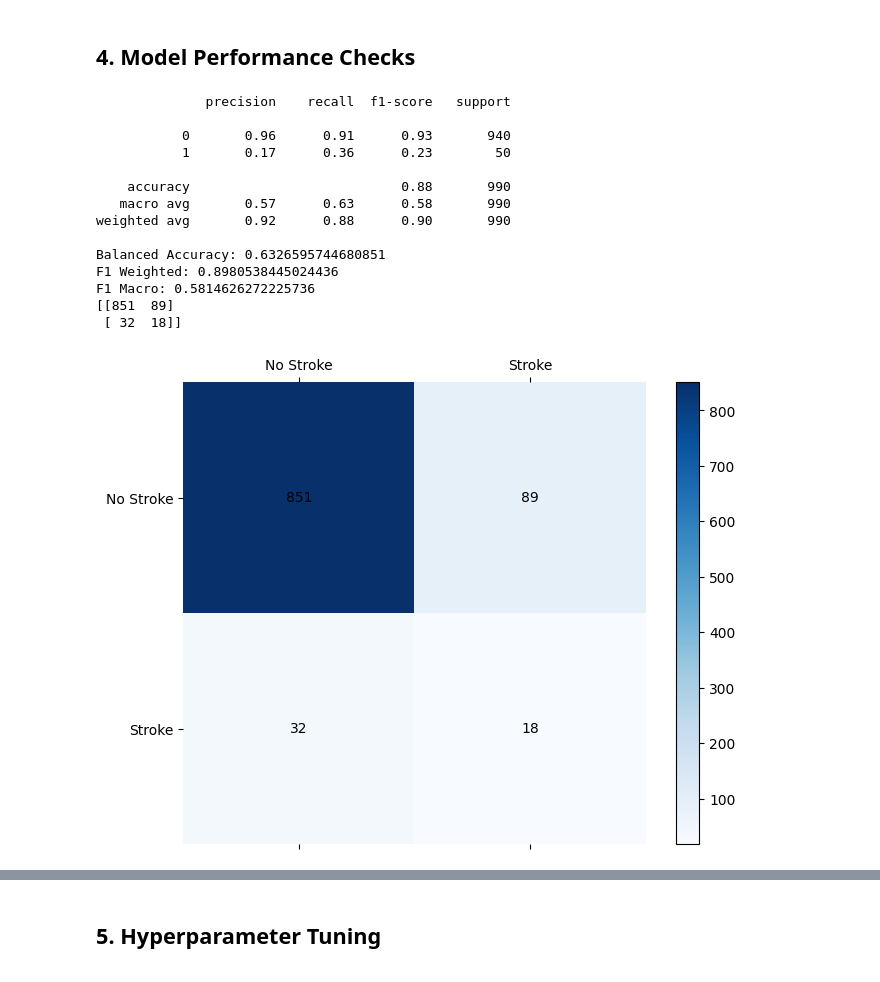
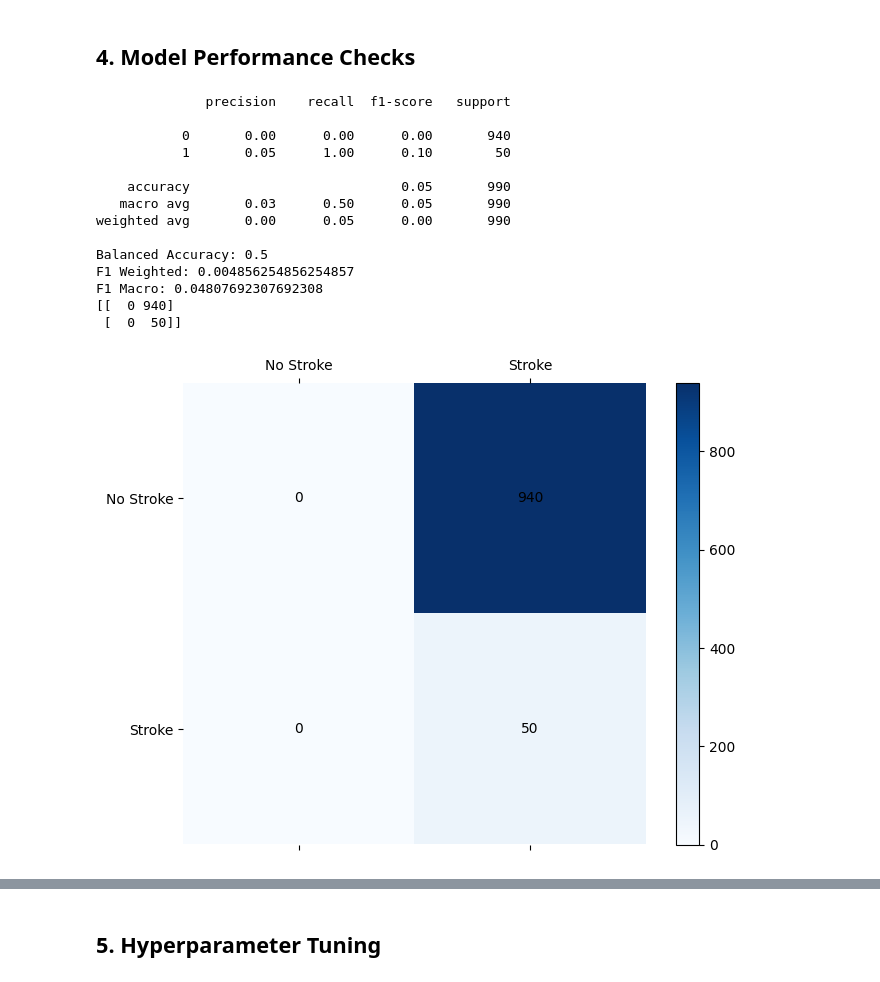
Before and after one commit to Yuuklo/stroke-prediction, a Jupyter notebook: notebooks/02_modeling.ipynb, the cells around one changed output, grey strips where cells are left out. Saved outputs shown, nothing was run; the diff lists cells and outputs as text; code cells hidden in the pictures.

Commit message:
model improvements

```diff
--- a/notebooks/02_modeling.ipynb
+++ b/notebooks/02_modeling.ipynb
@@ -41,12 +42,15 @@ x = df.drop('stroke', axis = 1)
 y = df['stroke']
 
 #assign x and y and scramble data to seperate datasets
-x_train, x_test, y_train, y_test = train_test_split(x, y, test_size = 0.2, random_state = 42, stratify = y)
+X_train, X_test, y_train, y_test = train_test_split(x, y, test_size = 0.2, random_state = 42, stratify = y)
+
+scaler = StandardScaler(with_mean = False)
+X_train_s = scaler.fit_transform(X_train)
+X_test_s = scaler.transform(X_test)
 # %%
 #using SMOTE to oversample data in training
-smote = SMOTE(random_state = 10)
-x_res, y_res = smote.fit_resample(x_train, y_train)
-#x_res, y_res = shuffle(x_res, y_res, random_state=42)
+smote = SMOTE(random_state = 42)
+X_res, y_res = smote.fit_resample(X_train_s, y_train)
 # %%
 #check class dist
 print(pd.Series(y_train).value_counts())
@@ -63,10 +67,10 @@ Name: count, dtype: int64
 # %% [markdown]
 ### 3. Models
 # %%
-def perform_model(model : str, x_train, y_train, x, y):
+def perform_model(model : str, X_train, y_train, x, y):
     #identify chosen model and instantiating model object
     if model == "Logistic":
-        mod = LogisticRegression(max_iter = 1000, class_weight = 'balanced', random_state = 2)
+        mod = LogisticRegression(max_iter = 2000, class_weight = 'balanced', random_state = 2)
 
     elif model == "RF":
         mod = RandomForestClassifier(n_estimators = 100, class_weight = 'balanced', random_state = 2)
@@ -76,7 +80,7 @@ def perform_model(model : str, x_train, y_train, x, y):
 
     elif model == "XGB":
         mod = XGBClassifier(objective = 'multi:softmax', num_class = 2, random_state = 2)
-        x_train.columns = x_train.columns.str.replace(r'[\[\]<>]', '', regex=True)
+        X_train.columns = X_train.columns.str.replace(r'[\[\]<>]', '', regex=True)
         x.columns = x.columns.str.replace(r'[\[\]<>]', '', regex=True)
 
     elif model == "KNN":
@@ -84,7 +88,7 @@ def perform_model(model : str, x_train, y_train, x, y):
 
 
     #trains data
-    mod.fit(x_train, y_train)
+    mod.fit(X_train, y_train)
 
     #create a prediction for model
     prediction = mod.predict(x)
@@ -130,21 +134,21 @@ def perform_model(model : str, x_train, y_train, x, y):
 # %% [markdown]
 ## 4. Model Performance Checks
 # %%
-perform_model("Logistic", x_res, y_res, x_test, y_test)
+perform_model("Logistic", X_res, y_res, X_test, y_test)
 # %% [output]
               precision    recall  f1-score   support
 
-           0       0.96      0.91      0.93       940
-           1       0.17      0.36      0.23        50
+           0       0.00      0.00      0.00       940
+           1       0.05      1.00      0.10        50
 
-    accuracy                           0.88       990
-   macro avg       0.57      0.63      0.58       990
-weighted avg       0.92      0.88      0.90       990
+    accuracy                           0.05       990
+   macro avg       0.03      0.50      0.05       990
+weighted avg       0.00      0.05      0.00       990
 
-Balanced Accuracy: 0.6326595744680851
-F1 Weighted: 0.8980538445024436
-F1 Macro: 0.5814626272225736
-[[851  89]
- [ 32  18]]
+Balanced Accuracy: 0.5
+F1 Weighted: 0.004856254856254857
+F1 Macro: 0.04807692307692308
+[[  0 940]
+ [  0  50]]
-[figure, old version]
+[figure, new version]
 # %%
```
Also changed, not shown: parts of 16 cells of this notebook, 1 other file.
